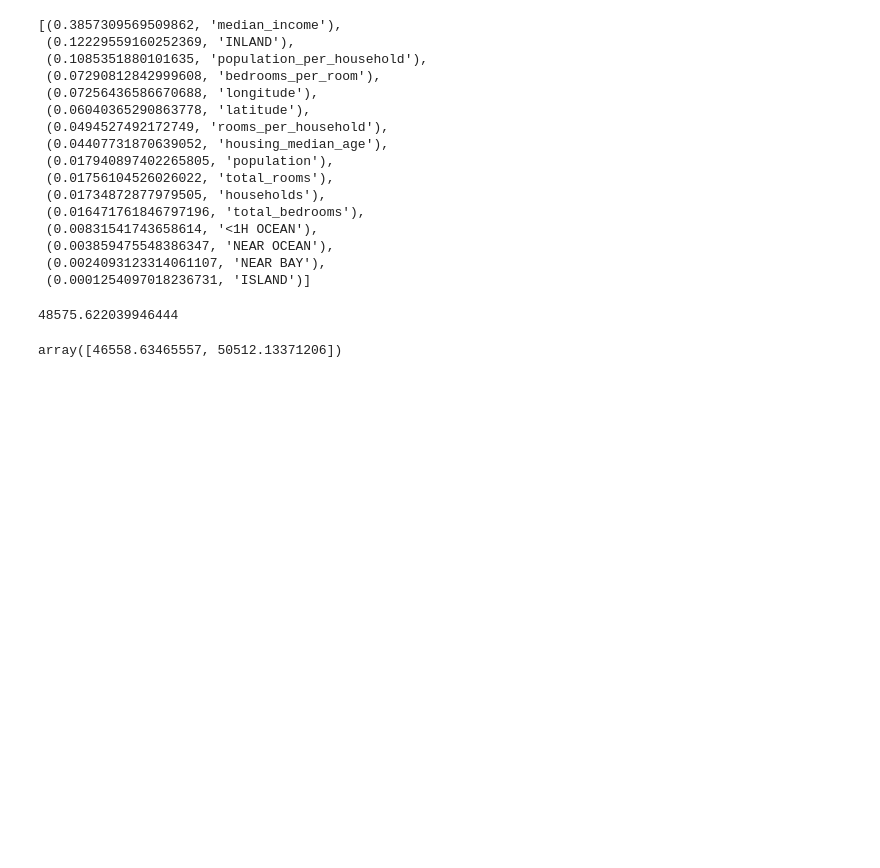
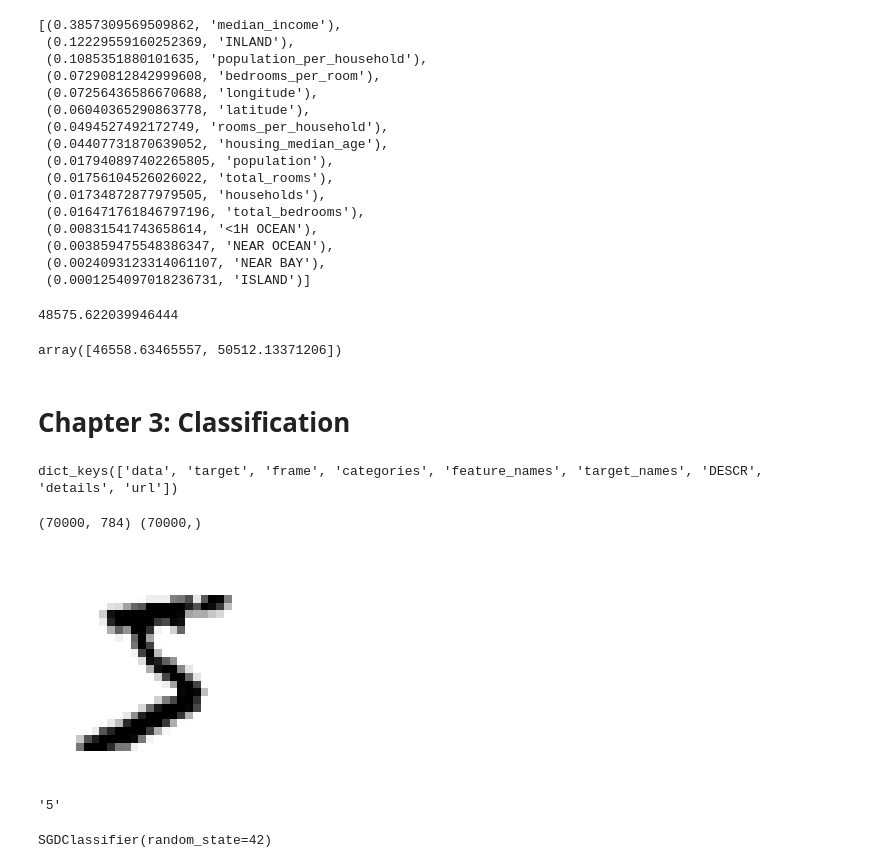
Before and after one commit to rahulbaghel159/learning_journey, a Jupyter notebook: Applied_Machine_Learning.ipynb, the cells around one changed output. Saved outputs shown, nothing was run; the diff lists cells and outputs as text; code cells hidden in the pictures; blank space fills up the shorter version.

```diff
--- a/Applied_Machine_Learning.ipynb
+++ b/Applied_Machine_Learning.ipynb
@@ -620,3 +620,40 @@ squared_errors = (final_predictions-y_test) ** 2
 np.sqrt(stats.t.interval(confidence, len(squared_errors)-1, loc = squared_errors.mean(), scale=stats.sem(squared_errors)))
 # %% [output]
 array([46558.63465557, 50512.13371206])
+# %% [markdown]
+# Chapter 3: Classification
+# %%
+# download dataset
+
+from sklearn.datasets import fetch_openml
+
+mnist = fetch_openml('mnist_784', version=1)
+mnist.keys()
+# %% [output]
+dict_keys(['data', 'target', 'frame', 'categories', 'feature_names', 'target_names', 'DESCR', 'details', 'url'])
+# %%
+X, y = mnist["data"], mnist["target"]
+
+print(X.shape, y.shape)
+# %% [output]
+(70000, 784) (70000,)
+# %%
+# check an image
+
+import matplotlib as mpl
+import matplotlib.pyplot as plt
+
+some_digit = X.values[0]
+some_digit_image = some_digit.reshape(28, 28)
+
+plt.imshow(some_digit_image, cmap=mpl.cm.binary, interpolation="nearest")
+plt.axis('off')
+plt.show()
+# %% [output]
+[figure, added]
+# %%
+# validate label for image
+
+y[0]
+# %% [output]
+'5'
@@ -622,0 +679,9 @@ array([46558.63465557, 50512.13371206])
+# %%
+# stochastic gradient descent classifier
+
+from sklearn.linear_model import SGDClassifier
+
+sgd_clf = SGDClassifier(random_state = 42)
+sgd_clf.fit(X_train, y_train_5)
+# %% [output]
+SGDClassifier(random_state=42)
```
Also changed, not shown: parts of 26 cells of this notebook.
